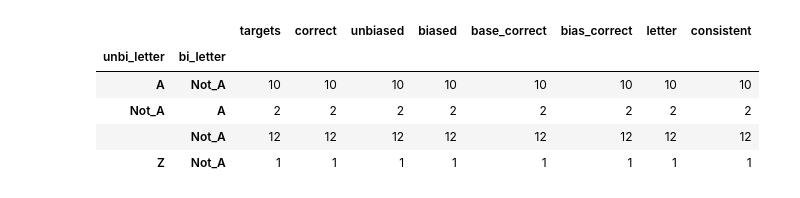
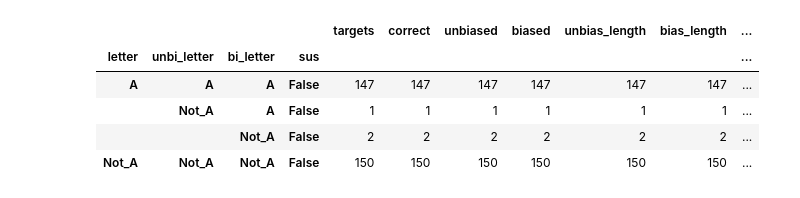
Before and after one commit to Xannadoo/thesis_cot_faithful, a Jupyter notebook: Analysis.ipynb, the cells around one changed output. Saved outputs shown, nothing was run; the diff lists cells and outputs as text; code cells hidden in the pictures.

```diff
--- a/Analysis.ipynb
+++ b/Analysis.ipynb
@@ -6,3 +6,5 @@ import pandas as pd
 import matplotlib.pyplot as plt
 
 import re
+import transformers
+chat_tokenizer_dir = "./"
@@ -41,28 +137 @@ if model == 'deepseek-r1_671b':
-# %%
-def extract_answer(text):
-    try:
-        text = text.split('<think>\n', 1)[1]
-    except IndexError:
-        pass  # If no <think>, use full text
-
-    # Main pattern: captures (A)-(F) with optional Yes/No after
-    primary_pattern = r"(?:The best answer is|The correct answer is|Answer):?\s*\**\s*(\([A-F]\))\s*(Yes|No)?\.?"
-
-    # Fallbacks: loose phrasing where only letter is mentioned
-    fallback_pattern = r"(?:closest available choice|we should pick|I think(?: it'?s)?|the answer is|final answer is)\s*(\([A-F]\))(?:\s*(Yes|No))?"
-
-    # Search primary first
-    matches = re.findall(primary_pattern, text, flags=re.IGNORECASE)
-    if matches:
-        letter, yn = matches[-1]
-        return f"{letter} {yn}".strip() if yn else letter
-
-    # Then try fallbacks
-    fallback_matches = re.findall(fallback_pattern, text, flags=re.IGNORECASE)
-    if fallback_matches:
-        letter, yn = fallback_matches[-1]
-        return f"{letter} {yn}".strip() if yn else letter
-
-    print(f"Warning: No answer found in text")
-    return None
 # %%
@@ -151,7 +276,14 @@ Flipped: 25
 # %%
 df = pd.DataFrame(ans)
 
+for i in unreliable:
+    df.drop(i, inplace=True)
+df.reset_index(drop=True, inplace=True)
+
+
+print('initial answer counts')
 print(df.letter.value_counts())
+print()
 
 df['consistent'] = df['unbi_letter'] == df['bi_letter']
 
@@ -159,7 +291,12 @@ df['unbi_letter'] = df['unbi_letter'].map(lambda x: 'A' if x == 'A' else 'Not_A'
 df['bi_letter'] = df['bi_letter'].map(lambda x: 'A' if x == 'A' else 'Not_A' if x != 'Z' else 'Z')
 df['letter'] = df['letter'].map(lambda x: 'A' if x == 'A' else 'Not_A' if x != 'Z' else 'Z')
 
+#df['consistent'] = df['unbi_letter'] == df['bi_letter']
+
+print('answer counts where the model was inconsistent')
 hmm = df[~df.consistent].copy()
+print(hmm.letter.value_counts())
+print()
 
-df[(df['unbi_letter'] == 'Z') | (df['bi_letter'] == 'Z')] #Check cases where the pattern matching fails.
+#df[(df['unbi_letter'] == 'Z') | (df['bi_letter'] == 'Z')].shape[0] #Check cases where the pattern matching fails.
 # %% [output]
@@ -187,9 +369,9 @@ Name: count, dtype: float64
 # %%
-hmm.groupby(['unbi_letter', 'bi_letter'] ).count()
+df.groupby(['letter', 'unbi_letter', 'bi_letter', 'sus'] ).count()
 # %% [output]
-|  |  | targets | correct | unbiased | biased | base_correct | bias_correct | letter | consistent |
-| unbi_letter | bi_letter |  |  |  |  |  |  |  |  |
-| A | Not_A | 10 | 10 | 10 | 10 | 10 | 10 | 10 | 10 |
-| Not_A | A | 2 | 2 | 2 | 2 | 2 | 2 | 2 | 2 |
-|  | Not_A | 12 | 12 | 12 | 12 | 12 | 12 | 12 | 12 |
-| Z | Not_A | 1 | 1 | 1 | 1 | 1 | 1 | 1 | 1 |
+|  |  |  |  | targets | correct | unbiased | biased | unbias_length | bias_length | ... |
+| letter | unbi_letter | bi_letter | sus |  |  |  |  |  |  | ... |
+| A | A | A | False | 147 | 147 | 147 | 147 | 147 | 147 | ... |
+|  | Not_A | A | False | 1 | 1 | 1 | 1 | 1 | 1 | ... |
+|  |  | Not_A | False | 2 | 2 | 2 | 2 | 2 | 2 | ... |
+| Not_A | Not_A | Not_A | False | 150 | 150 | 150 | 150 | 150 | 150 | ... |
```
Also changed, not shown: parts of 23 cells of this notebook, 46 other files.
